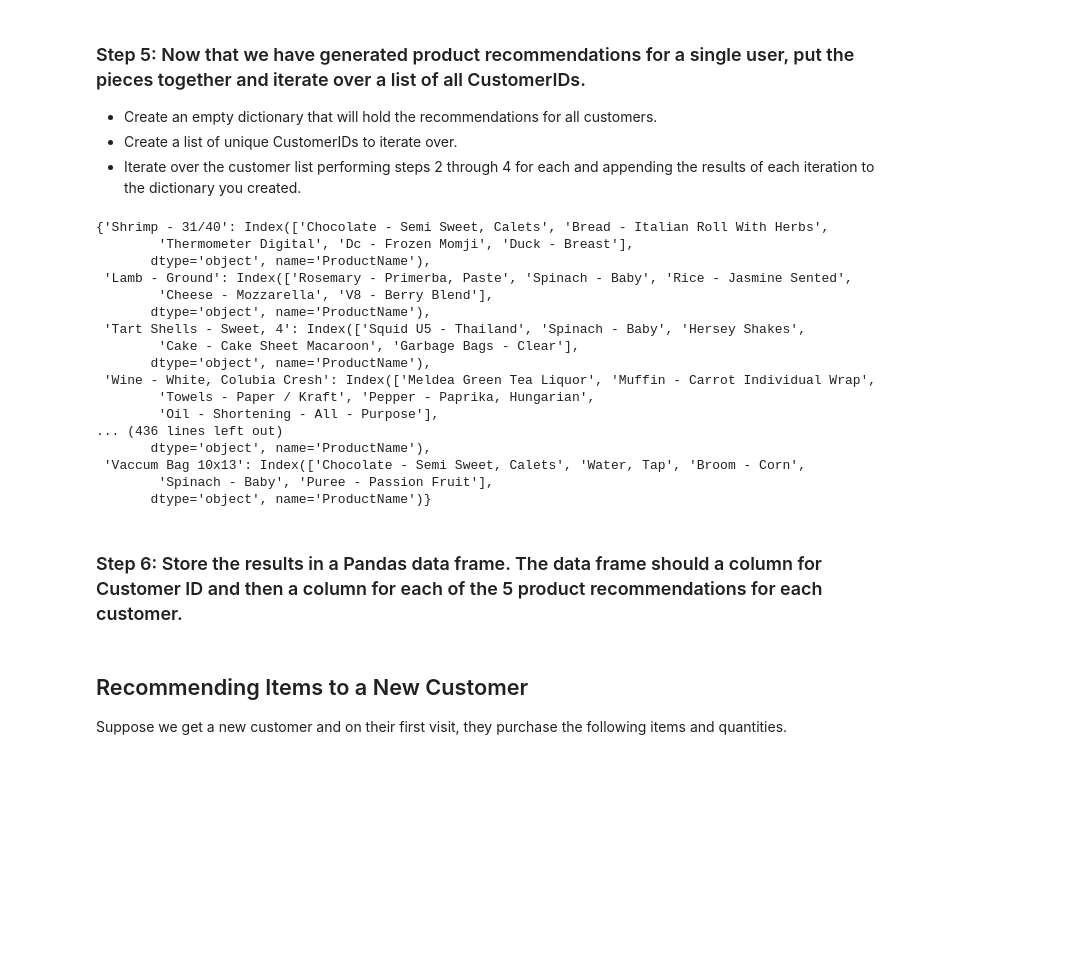
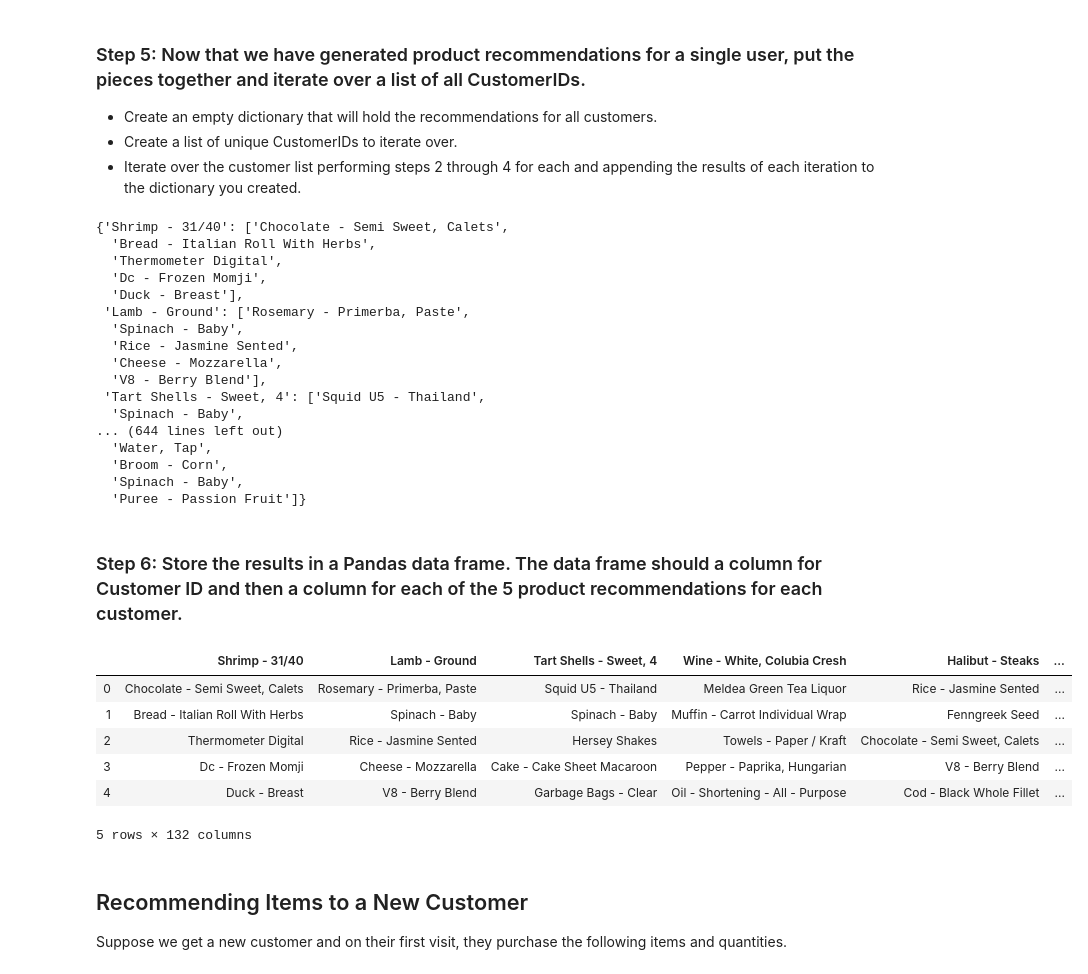
Before and after one commit to paularotaola/datamad0620, a Jupyter notebook: module-2/lab-recommender-deepdive/your-code/main.ipynb, the cells around one changed output. Cells and saved outputs as stored; diff of their text form; code cells hidden in the pictures; blank space fills up the shorter version.

```diff
--- a/module-2/lab-recommender-deepdive/your-code/main.ipynb
+++ b/module-2/lab-recommender-deepdive/your-code/main.ipynb
@@ -238,6 +246,7 @@ recos = {i: 0 for i in customer_200_prod}
 # hago un loop en la lista de todos los productos y voy actualizando el diccionario
 for i in recos:
     prod = prod_dist.loc[i].sort_values(ascending=False)[1:6].index
+    prod = list(prod)
     recos[i] = prod
 recos
 # %% [output]
@@ -273,11 +282,16 @@ for i in recos:
     recos[i] = prod
 recos
 # %%
+#a modo recordatorio pongo la formula de total productos y total clientes
+customers = list(customer_products['CustomerID'].unique())
+products = list(customer_products['ProductName'].unique())
+
 #creo un diccionario con el total de productos
 recos_total = {i: 0 for i in products}
 
 def recommendations (lista=customers):
     # Paso como parametro por defecto la lista con todos los cutomer IDs que ya hemos creado
+
     #creo una lista con los productos comprados por cada cliente y lo convierto en una lista
     for i in customers:
         purchase = customer_products[(customer_products["CustomerID"]==i)]
@@ -287,28 +301,42 @@ def recommendations (lista=customers):
 
     for i in purchase_list:
         prod = prod_dist.loc[i].sort_values(ascending=False)[1:6].index
+        prod = list(prod)
         recos[i] = prod
     return recos
+recommendations()
 # %% [output]
-{'Shrimp - 31/40': Index(['Chocolate - Semi Sweet, Calets', 'Bread - Italian Roll With Herbs',
-        'Thermometer Digital', 'Dc - Frozen Momji', 'Duck - Breast'],
-       dtype='object', name='ProductName'),
- 'Lamb - Ground': Index(['Rosemary - Primerba, Paste', 'Spinach - Baby', 'Rice - Jasmine Sented',
-        'Cheese - Mozzarella', 'V8 - Berry Blend'],
-       dtype='object', name='ProductName'),
- 'Tart Shells - Sweet, 4': Index(['Squid U5 - Thailand', 'Spinach - Baby', 'Hersey Shakes',
-        'Cake - Cake Sheet Macaroon', 'Garbage Bags - Clear'],
-       dtype='object', name='ProductName'),
- 'Wine - White, Colubia Cresh': Index(['Meldea Green Tea Liquor', 'Muffin - Carrot Individual Wrap',
-        'Towels - Paper / Kraft', 'Pepper - Paprika, Hungarian',
-        'Oil - Shortening - All - Purpose'],
-... (436 lines left out)
-       dtype='object', name='ProductName'),
- 'Vaccum Bag 10x13': Index(['Chocolate - Semi Sweet, Calets', 'Water, Tap', 'Broom - Corn',
-        'Spinach - Baby', 'Puree - Passion Fruit'],
-       dtype='object', name='ProductName')}
+{'Shrimp - 31/40': ['Chocolate - Semi Sweet, Calets',
+  'Bread - Italian Roll With Herbs',
+  'Thermometer Digital',
+  'Dc - Frozen Momji',
+  'Duck - Breast'],
+ 'Lamb - Ground': ['Rosemary - Primerba, Paste',
+  'Spinach - Baby',
+  'Rice - Jasmine Sented',
+  'Cheese - Mozzarella',
+  'V8 - Berry Blend'],
+ 'Tart Shells - Sweet, 4': ['Squid U5 - Thailand',
+  'Spinach - Baby',
+... (644 lines left out)
+  'Water, Tap',
+  'Broom - Corn',
+  'Spinach - Baby',
+  'Puree - Passion Fruit']}
 # %% [markdown]
 ### Step 6: Store the results in a Pandas data frame. The data frame should a column for Customer ID and then a column for each of the 5 product recommendations for each customer.
+# %%
+cust_reco = recommendations()
+custo_df = pd.DataFrame(cust_reco)
+custo_df
+# %% [output]
+|  | Shrimp - 31/40 | Lamb - Ground | Tart Shells - Sweet, 4 | Wine - White, Colubia Cresh | Halibut - Steaks | ... |
+| 0 | Chocolate - Semi Sweet, Calets | Rosemary - Primerba, Paste | Squid U5 - Thailand | Meldea Green Tea Liquor | Rice - Jasmine Sented | ... |
+| 1 | Bread - Italian Roll With Herbs | Spinach - Baby | Spinach - Baby | Muffin - Carrot Individual Wrap | Fenngreek Seed | ... |
+| 2 | Thermometer Digital | Rice - Jasmine Sented | Hersey Shakes | Towels - Paper / Kraft | Chocolate - Semi Sweet, Calets | ... |
+| 3 | Dc - Frozen Momji | Cheese - Mozzarella | Cake - Cake Sheet Macaroon | Pepper - Paprika, Hungarian | V8 - Berry Blend | ... |
+| 4 | Duck - Breast | V8 - Berry Blend | Garbage Bags - Clear | Oil - Shortening - All - Purpose | Cod - Black Whole Fillet | ... |
+5 rows × 132 columns
 # %% [markdown]
 ## Recommending Items to a New Customer
 
```
Also changed, not shown: parts of 3 cells of this notebook.
